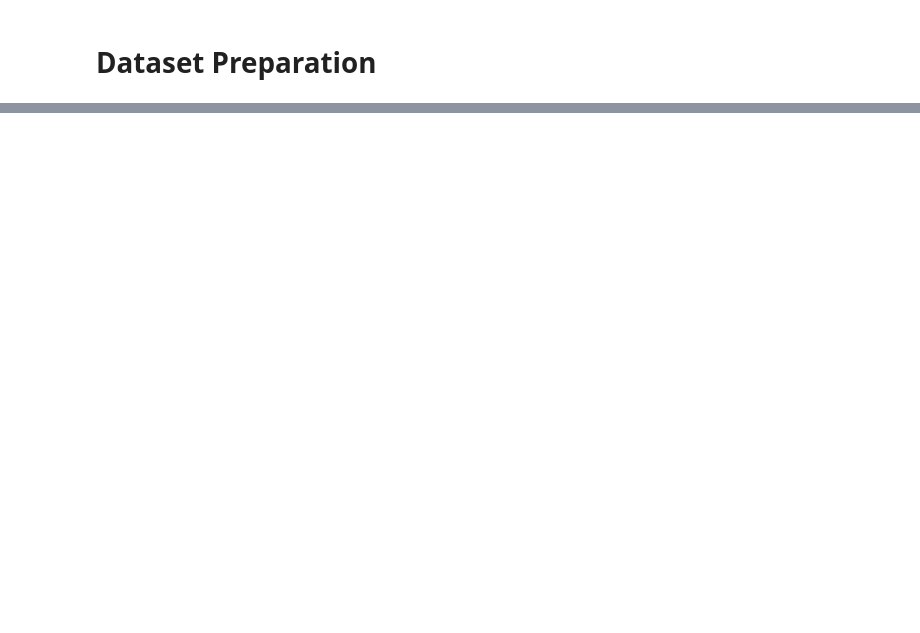
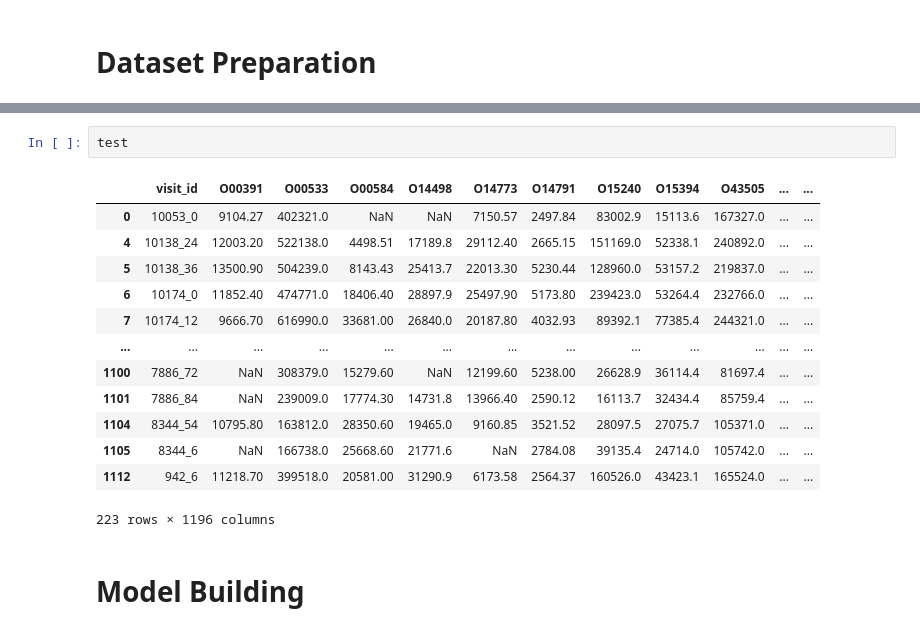
Before and after one commit to jaytonde/AMP--Parkinson-s-Disease-Progression-Prediction, a Jupyter notebook: pd-jdt.ipynb, the cells around one changed output, grey strips where cells are left out. Cells and saved outputs as stored; diff of their text form; blank space fills up the shorter version.

```diff
--- a/pd-jdt.ipynb
+++ b/pd-jdt.ipynb
@@ -106,0 +176,18 @@ pro_pep_df
+# %%
+test
+# %% [output]
+|  | visit_id | O00391 | O00533 | O00584 | O14498 | O14773 | O14791 | O15240 | O15394 | O43505 | ... | ... |
+| 0 | 10053_0 | 9104.27 | 402321.0 | NaN | NaN | 7150.57 | 2497.84 | 83002.9 | 15113.6 | 167327.0 | ... | ... |
+| 4 | 10138_24 | 12003.20 | 522138.0 | 4498.51 | 17189.8 | 29112.40 | 2665.15 | 151169.0 | 52338.1 | 240892.0 | ... | ... |
+| 5 | 10138_36 | 13500.90 | 504239.0 | 8143.43 | 25413.7 | 22013.30 | 5230.44 | 128960.0 | 53157.2 | 219837.0 | ... | ... |
+| 6 | 10174_0 | 11852.40 | 474771.0 | 18406.40 | 28897.9 | 25497.90 | 5173.80 | 239423.0 | 53264.4 | 232766.0 | ... | ... |
+| 7 | 10174_12 | 9666.70 | 616990.0 | 33681.00 | 26840.0 | 20187.80 | 4032.93 | 89392.1 | 77385.4 | 244321.0 | ... | ... |
+| ... | ... | ... | ... | ... | ... | ... | ... | ... | ... | ... | ... | ... |
+| 1100 | 7886_72 | NaN | 308379.0 | 15279.60 | NaN | 12199.60 | 5238.00 | 26628.9 | 36114.4 | 81697.4 | ... | ... |
+| 1101 | 7886_84 | NaN | 239009.0 | 17774.30 | 14731.8 | 13966.40 | 2590.12 | 16113.7 | 32434.4 | 85759.4 | ... | ... |
+| 1104 | 8344_54 | 10795.80 | 163812.0 | 28350.60 | 19465.0 | 9160.85 | 3521.52 | 28097.5 | 27075.7 | 105371.0 | ... | ... |
+| 1105 | 8344_6 | NaN | 166738.0 | 25668.60 | 21771.6 | NaN | 2784.08 | 39135.4 | 24714.0 | 105742.0 | ... | ... |
+| 1112 | 942_6 | 11218.70 | 399518.0 | 20581.00 | 31290.9 | 6173.58 | 2564.37 | 160526.0 | 43423.1 | 165524.0 | ... | ... |
+223 rows × 1196 columns
+# %% [markdown]
+# Model Building
```
Also changed, not shown: parts of 10 cells of this notebook.
